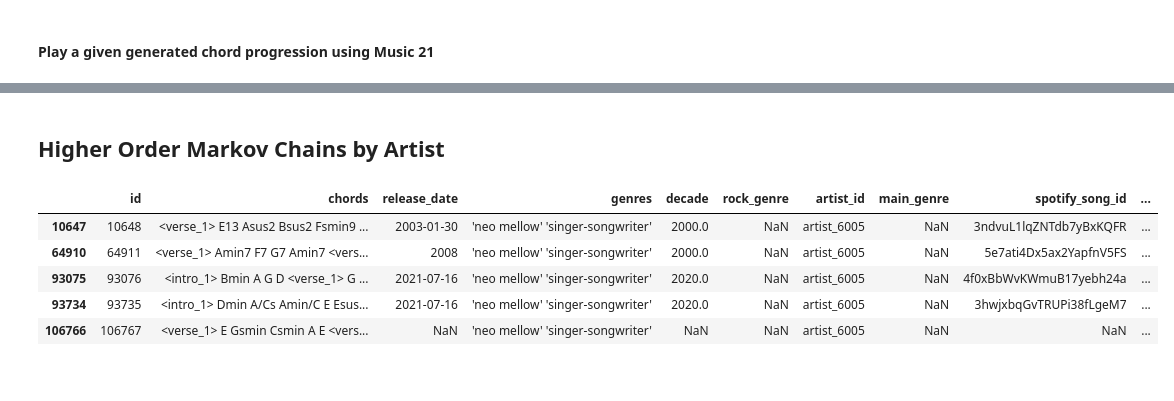
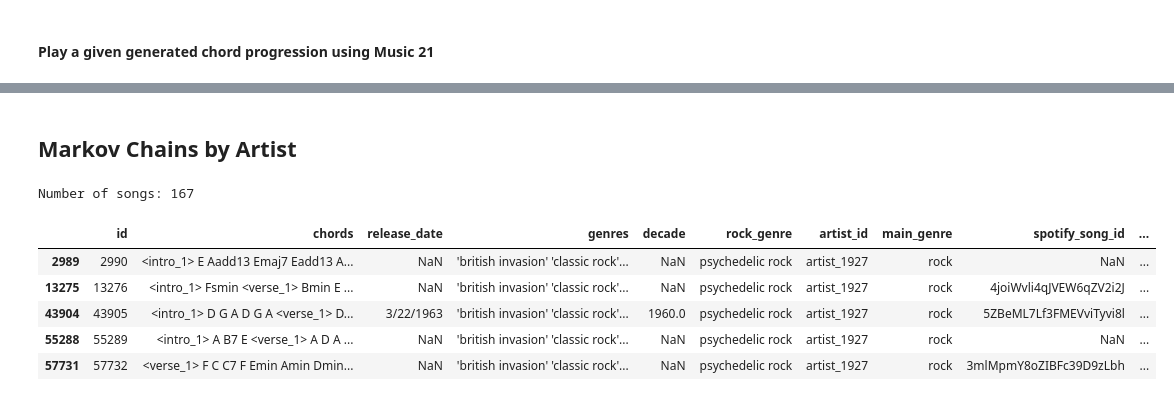
Before and after one commit to andersone17/MARKOV_MUSIC_GENERATOR, a Jupyter notebook: markov_music_generator.ipynb, the cells around one changed output, grey strips where cells are left out. Drawn from its saved outputs; the diff is of its cells as text; code cells hidden in the pictures.

```diff
--- a/markov_music_generator.ipynb
+++ b/markov_music_generator.ipynb
@@ -5,8 +12,3 @@
 # %%
-import pandas as pd
-import numpy as np
-import seaborn as sns
-import matplotlib.pyplot as plt
-import re
-
-df = pd.read_csv("hf://datasets/ailsntua/Chordonomicon/chordonomicon_v2.csv")
+#df = pd.read_csv("hf://datasets/ailsntua/Chordonomicon/chordonomicon_v2.csv")
+df = pd.read_csv("DATA\\chordonomicon_v2.csv")
@@ -30,3 +15,9 @@ rock
+# %%
+# Intial Cleaning
+df['spotify_artist_id'] = df['spotify_artist_id'].astype(str)
+df['rock_genre'] = df['rock_genre'].astype(str).str.lower()
+df['main_genre'] = df['main_genre'].astype(str).str.lower()
+df['genres'] = df['genres'].astype(str).str.lower()
 # %%
 def get_songs(data):
   songs = data["chords"]
@@ -275,15 +282,29 @@ play_music(new_chorale)
 Initial state: G
 [interactive output not drawn]
 # %% [markdown]
-## Higher Order Markov Chains by Artist
+## **Markov Chains by Artist**
+# %%
+# INPUTS
+ORDER = 2
+INITIAL_STATE = 'Em_G'
+ARTIST_NAMES = ['Beatles']
+# %%
+ARTISTS = {
+    'Mayer' : '0hEurMDQu99nJRq8pTxO14',
+    'Joel' : '6zFYqv1mOsgBRQbae3JJ9e',
+    'Beatles' : '3WrFJ7ztbogyGnTHbHJFl2',
+}
 # %%
-mayer = df.query("spotify_artist_id == '0hEurMDQu99nJRq8pTxO14'")
-mayer.head()
+artist_ids = [ARTISTS[name] for name in ARTIST_NAMES]
+artist = df[df['spotify_artist_id'].isin(artist_ids)]
+print(f"Number of songs: {len(artist)}")
+artist.head()
 # %% [output]
+Number of songs: 167
 |  | id | chords | release_date | genres | decade | rock_genre | artist_id | main_genre | spotify_song_id | ... |
-| 10647 | 10648 | <verse_1> E13 Asus2 Bsus2 Fsmin9 ... | 2003-01-30 | 'neo mellow' 'singer-songwriter' | 2000.0 | NaN | artist_6005 | NaN | 3ndvuL1lqZNTdb7yBxKQFR | ... |
-| 64910 | 64911 | <verse_1> Amin7 F7 G7 Amin7 <vers... | 2008 | 'neo mellow' 'singer-songwriter' | 2000.0 | NaN | artist_6005 | NaN | 5e7ati4Dx5ax2YapfnV5FS | ... |
-| 93075 | 93076 | <intro_1> Bmin A G D <verse_1> G ... | 2021-07-16 | 'neo mellow' 'singer-songwriter' | 2020.0 | NaN | artist_6005 | NaN | 4f0xBbWvKWmuB17yebh24a | ... |
-| 93734 | 93735 | <intro_1> Dmin A/Cs Amin/C E Esus... | 2021-07-16 | 'neo mellow' 'singer-songwriter' | 2020.0 | NaN | artist_6005 | NaN | 3hwjxbqGvTRUPi38fLgeM7 | ... |
-| 106766 | 106767 | <verse_1> E Gsmin Csmin A E <vers... | NaN | 'neo mellow' 'singer-songwriter' | NaN | NaN | artist_6005 | NaN | NaN | ... |
+| 2989 | 2990 | <intro_1> E Aadd13 Emaj7 Eadd13 A... | NaN | 'british invasion' 'classic rock'... | NaN | psychedelic rock | artist_1927 | rock | NaN | ... |
+| 13275 | 13276 | <intro_1> Fsmin <verse_1> Bmin E ... | NaN | 'british invasion' 'classic rock'... | NaN | psychedelic rock | artist_1927 | rock | 4joiWvli4qJVEW6qZV2i2J | ... |
+| 43904 | 43905 | <intro_1> D G A D G A <verse_1> D... | 3/22/1963 | 'british invasion' 'classic rock'... | 1960.0 | psychedelic rock | artist_1927 | rock | 5ZBeML7Lf3FMEVviTyvi8l | ... |
+| 55288 | 55289 | <intro_1> A B7 E <verse_1> A D A ... | NaN | 'british invasion' 'classic rock'... | NaN | psychedelic rock | artist_1927 | rock | NaN | ... |
+| 57731 | 57732 | <verse_1> F C C7 F Emin Amin Dmin... | NaN | 'british invasion' 'classic rock'... | NaN | psychedelic rock | artist_1927 | rock | 3mlMpmY8oZIBFc39D9zLbh | ... |
 # %%
```
Also changed, not shown: parts of 11 cells of this notebook, 3 other files.
